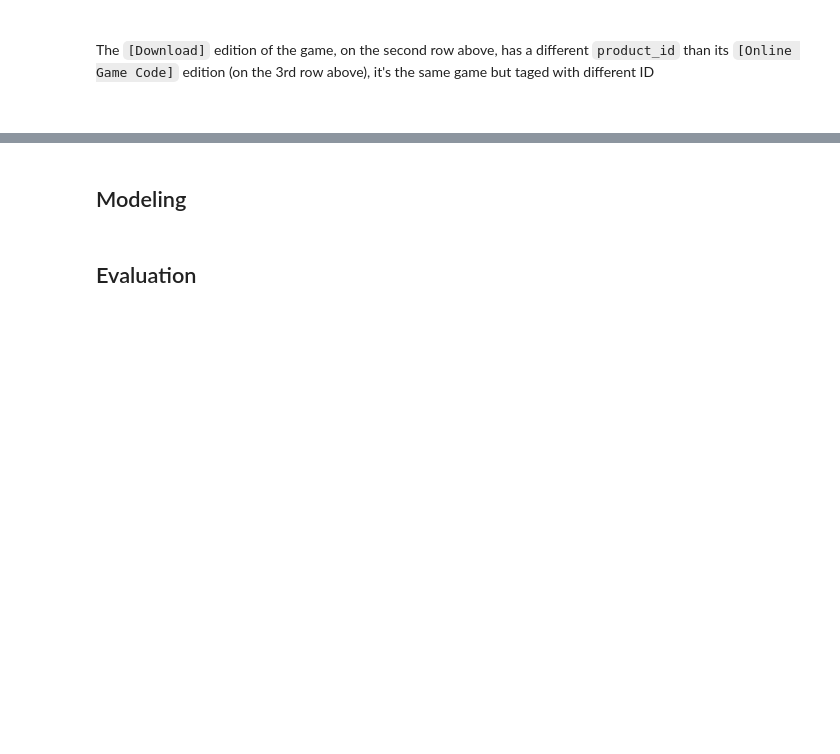
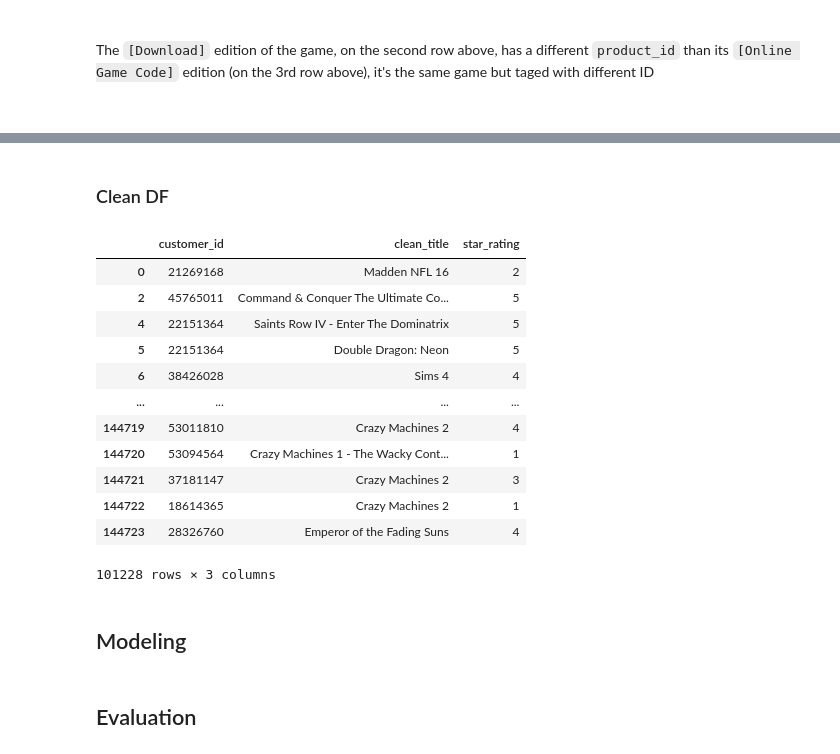
Before and after one commit to JuanMa894/VGames-rec-system, a Jupyter notebook: VGames-rec-system.ipynb, the cells around one changed output, grey strips where cells are left out. Saved outputs shown, nothing was run; the diff lists cells and outputs as text; code cells hidden in the pictures; blank space fills up the shorter version.

```diff
--- a/VGames-rec-system.ipynb
+++ b/VGames-rec-system.ipynb
@@ -416,0 +453,2 @@ df_raw_noSub_no_DLC
+# %%
+df_raw_noSub_no_DLC['clean_title'] = df_raw_noSub_no_DLC['clean_title'].str.replace(" - PS Vita", "")
@@ -416,0 +461,2 @@ df_raw_noSub_no_DLC
+# %%
+df_raw_noSub_no_DLC['clean_title'] = df_raw_noSub_no_DLC['clean_title'].str.replace(" - PS3", "")
@@ -416,0 +469,2 @@ df_raw_noSub_no_DLC
+# %%
+df_raw_noSub_no_DLC['clean_title'] = df_raw_noSub_no_DLC['clean_title'].str.replace(" - PS4", "")
@@ -417,3 +477,23 @@ df_raw_noSub_no_DLC
+# %% [markdown]
+### Clean DF
+# %%
+Df_clean = df_raw_noSub_no_DLC[['customer_id', 'clean_title', 'star_rating']]
+# %%
+Df_clean
+# %% [output]
+|  | customer_id | clean_title | star_rating |
+| 0 | 21269168 | Madden NFL 16 | 2 |
+| 2 | 45765011 | Command & Conquer The Ultimate Co... | 5 |
+| 4 | 22151364 | Saints Row IV - Enter The Dominatrix | 5 |
+| 5 | 22151364 | Double Dragon: Neon | 5 |
+| 6 | 38426028 | Sims 4 | 4 |
+| ... | ... | ... | ... |
+| 144719 | 53011810 | Crazy Machines 2 | 4 |
+| 144720 | 53094564 | Crazy Machines 1 - The Wacky Cont... | 1 |
+| 144721 | 37181147 | Crazy Machines 2 | 3 |
+| 144722 | 18614365 | Crazy Machines 2 | 1 |
+| 144723 | 28326760 | Emperor of the Fading Suns | 4 |
+101228 rows × 3 columns
 # %%
 from surprise.model_selection import train_test_split
 # %%
```
Also changed, not shown: parts of 27 cells of this notebook.
